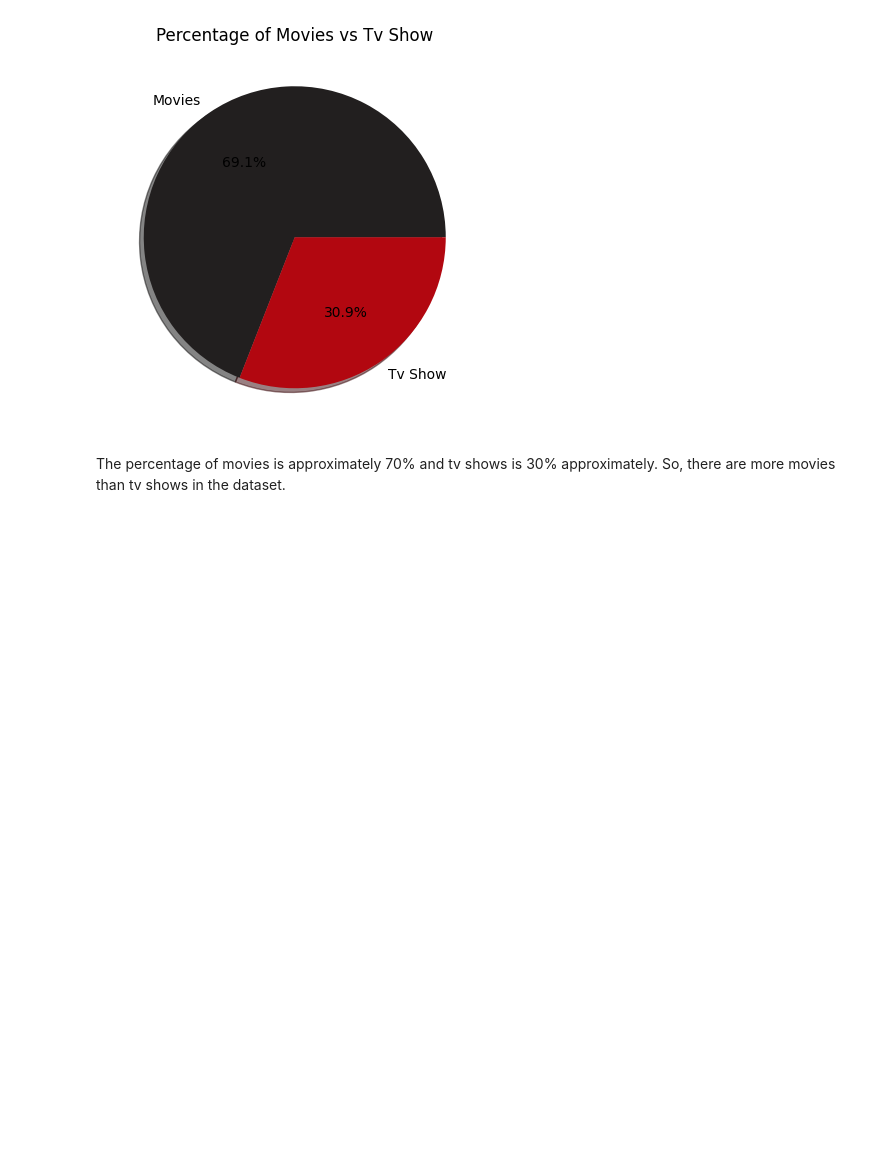
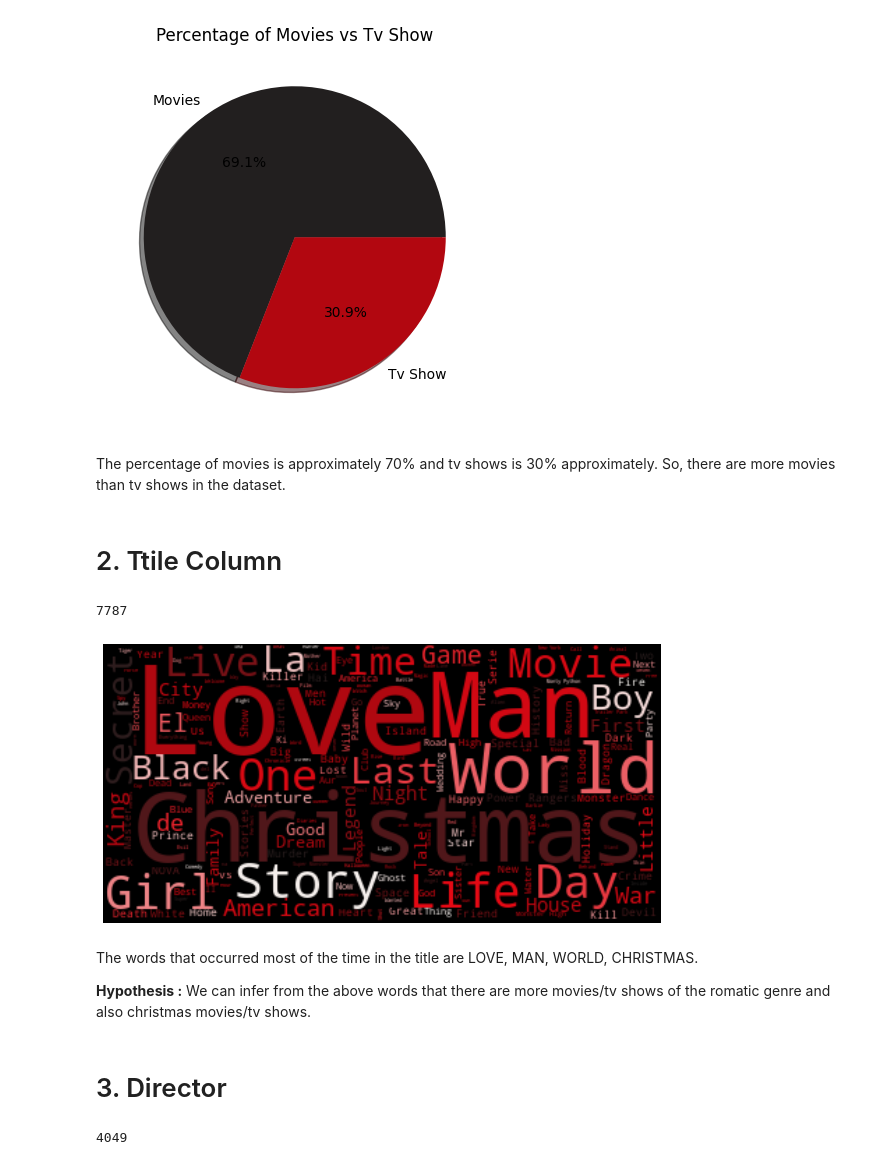
Before and after one commit to itishajain15/Netflix_Tv_Shows_and_Movies_clustering, a Jupyter notebook: Netflix_Movies_and_TV_Shows_clustering_Team_Notebook.ipynb, the cells around one changed output. Saved outputs shown, nothing was run; the diff lists cells and outputs as text; code cells hidden in the pictures; blank space fills up the shorter version.

```diff
--- a/Netflix_Movies_and_TV_Shows_clustering_Team_Notebook.ipynb
+++ b/Netflix_Movies_and_TV_Shows_clustering_Team_Notebook.ipynb
@@ -232,3 +232,10 @@ plt.show()
 [figure]
 # %% [markdown]
 The percentage of movies is approximately 70% and tv shows is 30% approximately. So, there are more movies than tv shows in the dataset.
+# %% [markdown]
+# 2. Ttile Column
+# %%
+#number unique points
+df.title.nunique()
+# %% [output]
+7787
@@ -234,0 +247,26 @@ The percentage of movies is approximately 70% and tv shows is 30% approximately.
+# %%
+#subsetting df
+df_word_cloud = df['title']
+text = " ".join(word for word in df_word_cloud)
+# Create stopword list:
+stopwords = set(STOPWORDS)
+# Generate a word cloud image
+wordcloud = WordCloud(stopwords=stopwords, background_color="black",colormap=cmap).generate(text)
+# Display the generated image:
+# the matplotlib way:
+plt.imshow(wordcloud, interpolation='bilinear')
+plt.axis("off")
+plt.show()
+# %% [output]
+[figure, added]
+# %% [markdown]
+The words that occurred most of the time in the title are LOVE, MAN, WORLD, CHRISTMAS.
+
+**Hypothesis :** We can infer from the above words that there are more movies/tv shows of the romatic genre and also christmas movies/tv shows.
+# %% [markdown]
+# 3. Director
+# %%
+#number of unique dir
+df.director.nunique()
+# %% [output]
+4049
```
Also changed, not shown: parts of 70 cells of this notebook.
